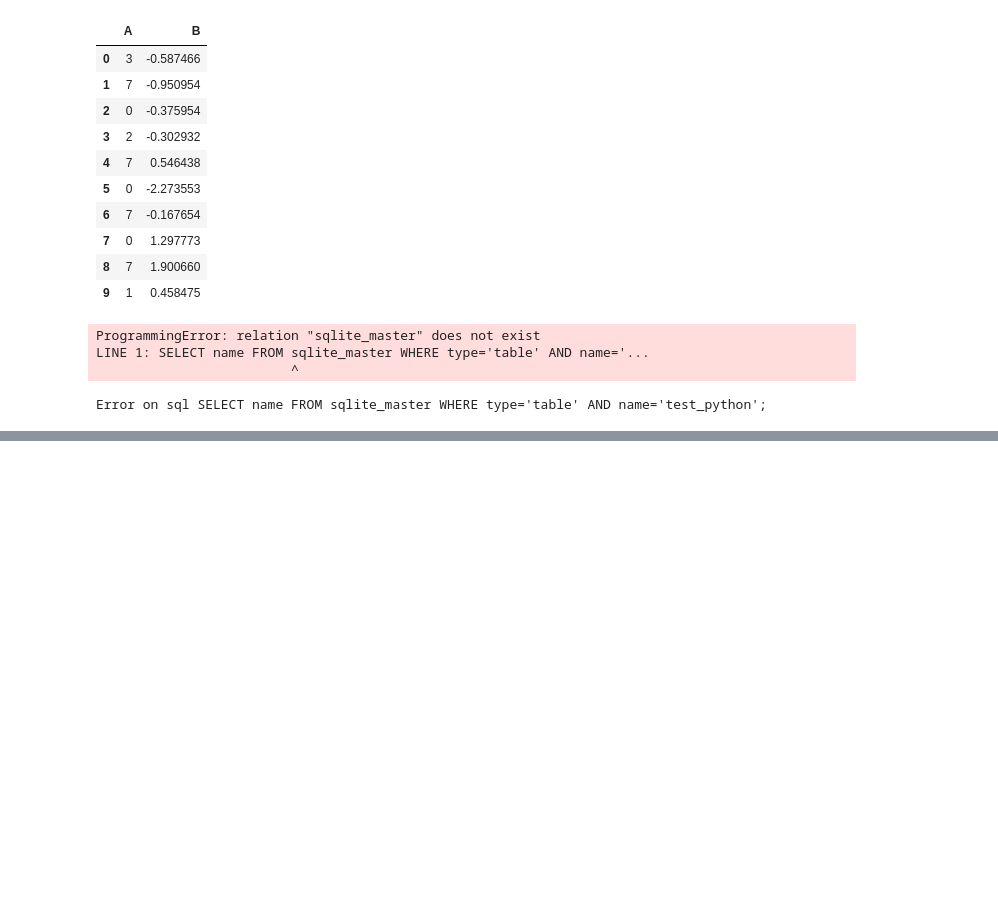
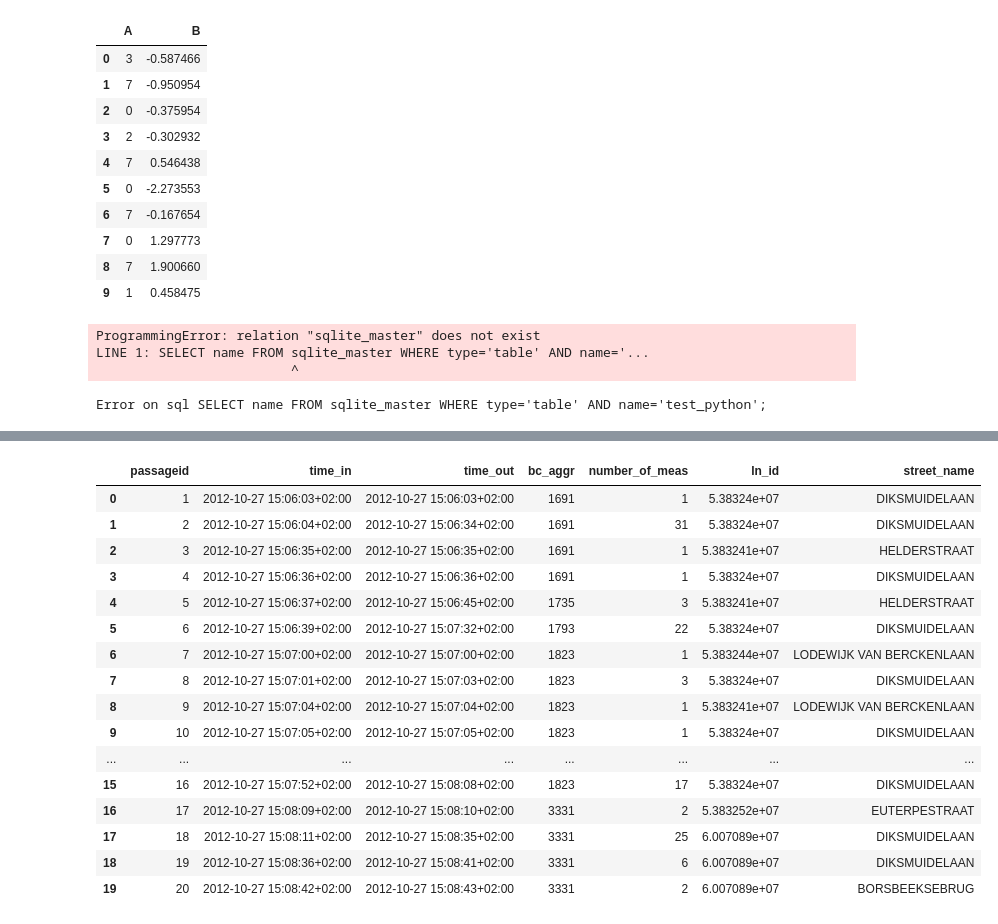
Before and after one commit to gridl/scipy_notebooks, a Jupyter notebook: example_postgresql-python.ipynb, the cells around one changed output, grey strips where cells are left out. Drawn from its saved outputs; the diff is of its cells as text; code cells hidden in the pictures; blank space fills up the shorter version.

```diff
--- a/example_postgresql-python.ipynb
+++ b/example_postgresql-python.ipynb
@@ -104,0 +132,23 @@ Error on sql SELECT name FROM sqlite_master WHERE type='table' AND name='test_py
+# %%
+result = %sql SELECT * FROM ea_janadams_by_passage ORDER BY passageid LIMIT 20
+df_from_db = pd.DataFrame(result, columns=result.keys)
+# %%
+df_from_db
+# %% [output]
+|  | passageid | time_in | time_out | bc_aggr | number_of_meas | ln_id | street_name |
+| 0 | 1 | 2012-10-27 15:06:03+02:00 | 2012-10-27 15:06:03+02:00 | 1691 | 1 | 5.38324e+07 | DIKSMUIDELAAN |
+| 1 | 2 | 2012-10-27 15:06:04+02:00 | 2012-10-27 15:06:34+02:00 | 1691 | 31 | 5.38324e+07 | DIKSMUIDELAAN |
+| 2 | 3 | 2012-10-27 15:06:35+02:00 | 2012-10-27 15:06:35+02:00 | 1691 | 1 | 5.383241e+07 | HELDERSTRAAT |
+| 3 | 4 | 2012-10-27 15:06:36+02:00 | 2012-10-27 15:06:36+02:00 | 1691 | 1 | 5.38324e+07 | DIKSMUIDELAAN |
+| 4 | 5 | 2012-10-27 15:06:37+02:00 | 2012-10-27 15:06:45+02:00 | 1735 | 3 | 5.383241e+07 | HELDERSTRAAT |
+| 5 | 6 | 2012-10-27 15:06:39+02:00 | 2012-10-27 15:07:32+02:00 | 1793 | 22 | 5.38324e+07 | DIKSMUIDELAAN |
+| 6 | 7 | 2012-10-27 15:07:00+02:00 | 2012-10-27 15:07:00+02:00 | 1823 | 1 | 5.383244e+07 | LODEWIJK VAN BERCKENLAAN |
+| 7 | 8 | 2012-10-27 15:07:01+02:00 | 2012-10-27 15:07:03+02:00 | 1823 | 3 | 5.38324e+07 | DIKSMUIDELAAN |
+| 8 | 9 | 2012-10-27 15:07:04+02:00 | 2012-10-27 15:07:04+02:00 | 1823 | 1 | 5.383241e+07 | LODEWIJK VAN BERCKENLAAN |
+| 9 | 10 | 2012-10-27 15:07:05+02:00 | 2012-10-27 15:07:05+02:00 | 1823 | 1 | 5.38324e+07 | DIKSMUIDELAAN |
+| ... | ... | ... | ... | ... | ... | ... | ... |
+| 15 | 16 | 2012-10-27 15:07:52+02:00 | 2012-10-27 15:08:08+02:00 | 1823 | 17 | 5.38324e+07 | DIKSMUIDELAAN |
+| 16 | 17 | 2012-10-27 15:08:09+02:00 | 2012-10-27 15:08:10+02:00 | 3331 | 2 | 5.383252e+07 | EUTERPESTRAAT |
+| 17 | 18 | 2012-10-27 15:08:11+02:00 | 2012-10-27 15:08:35+02:00 | 3331 | 25 | 6.007089e+07 | DIKSMUIDELAAN |
+| 18 | 19 | 2012-10-27 15:08:36+02:00 | 2012-10-27 15:08:41+02:00 | 3331 | 6 | 6.007089e+07 | DIKSMUIDELAAN |
+| 19 | 20 | 2012-10-27 15:08:42+02:00 | 2012-10-27 15:08:43+02:00 | 3331 | 2 | 6.007089e+07 | BORSBEEKSEBRUG |
```
Also changed, not shown: parts of 4 cells of this notebook.
